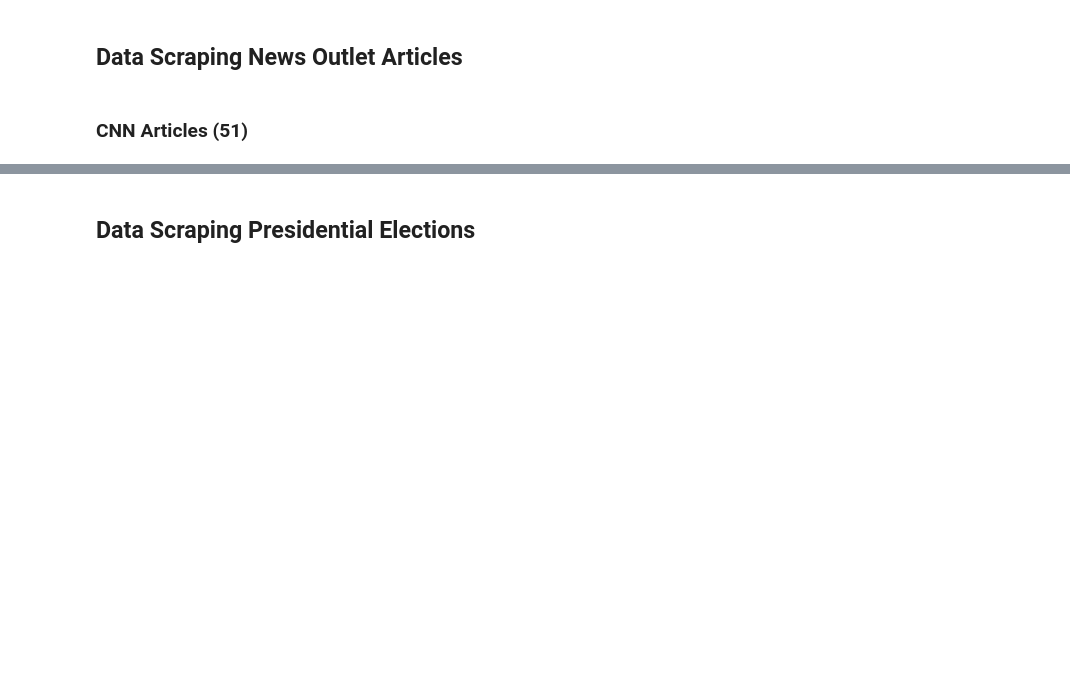
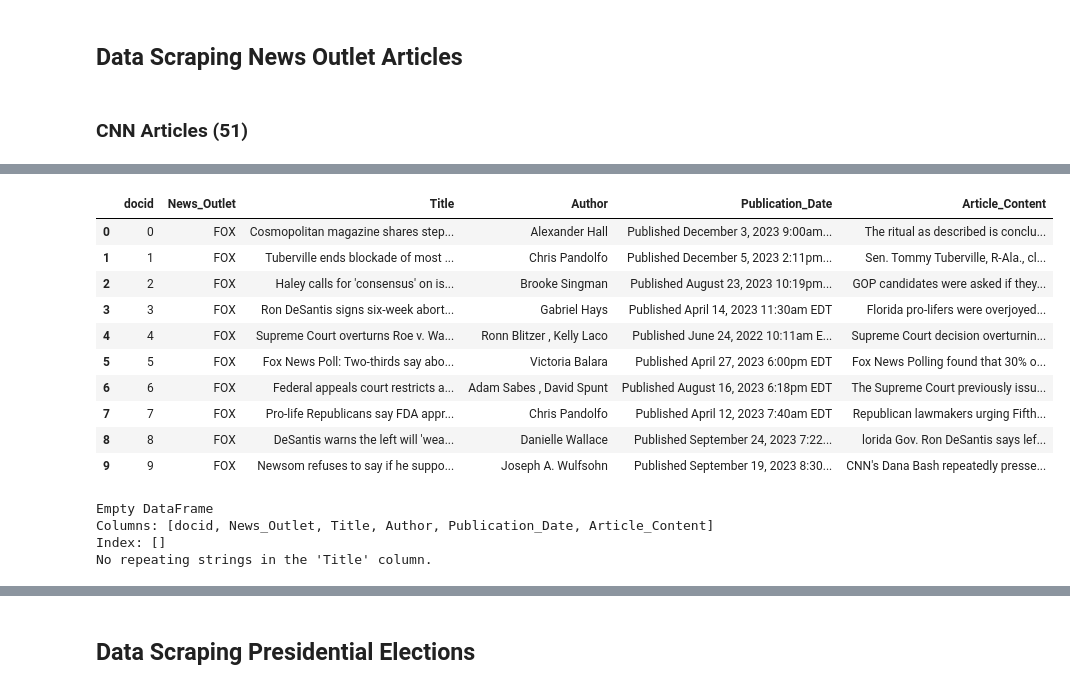
Before and after one commit to stephychen1/info3350-final, a Jupyter notebook: project.ipynb, the cells around one changed output, grey strips where cells are left out. Saved outputs shown, nothing was run; the diff lists cells and outputs as text; code cells hidden in the pictures; blank space fills up the shorter version.

```diff
--- a/project.ipynb
+++ b/project.ipynb
@@ -265,0 +288,41 @@ cnn_data_frame.head(5)
+# %%
+fox_data_frame = read_txt_to_dataframe('FOX.txt')
+
+# fox_data_frame = fox_data_frame.assign(docid= fox_data_frame.iloc[:, 0])
+
+fox_data_frame = fox_data_frame.reset_index()
+fox_data_frame = fox_data_frame.rename(columns={'index': 'docid'})
+
+
+fox_data_frame.head(10)
+# %% [output]
+|  | docid | News_Outlet | Title | Author | Publication_Date | Article_Content |
+| 0 | 0 | FOX | Cosmopolitan magazine shares step... | Alexander Hall | Published December 3, 2023 9:00am... | The ritual as described is conclu... |
+| 1 | 1 | FOX | Tuberville ends blockade of most ... | Chris Pandolfo | Published December 5, 2023 2:11pm... | Sen. Tommy Tuberville, R-Ala., cl... |
+| 2 | 2 | FOX | Haley calls for 'consensus' on is... | Brooke Singman | Published August 23, 2023 10:19pm... | GOP candidates were asked if they... |
+| 3 | 3 | FOX | Ron DeSantis signs six-week abort... | Gabriel Hays | Published April 14, 2023 11:30am EDT | Florida pro-lifers were overjoyed... |
+| 4 | 4 | FOX | Supreme Court overturns Roe v. Wa... | Ronn Blitzer , Kelly Laco | Published June 24, 2022 10:11am E... | Supreme Court decision overturnin... |
+| 5 | 5 | FOX | Fox News Poll: Two-thirds say abo... | Victoria Balara | Published April 27, 2023 6:00pm EDT | Fox News Polling found that 30% o... |
+| 6 | 6 | FOX | Federal appeals court restricts a... | Adam Sabes , David Spunt | Published August 16, 2023 6:18pm EDT | The Supreme Court previously issu... |
+| 7 | 7 | FOX | Pro-life Republicans say FDA appr... | Chris Pandolfo | Published April 12, 2023 7:40am EDT | Republican lawmakers urging Fifth... |
+| 8 | 8 | FOX | DeSantis warns the left will 'wea... | Danielle Wallace | Published September 24, 2023 7:22... | lorida Gov. Ron DeSantis says lef... |
+| 9 | 9 | FOX | Newsom refuses to say if he suppo... | Joseph A. Wulfsohn | Published September 19, 2023 8:30... | CNN's Dana Bash repeatedly presse... |
+# %%
+import pandas as pd
+
+# Check for repeating strings in the 'Title' column
+repeating_values = fox_data_frame['Title'].duplicated()
+
+# Print the rows with repeating values in the 'Title' column
+print(fox_data_frame[repeating_values])
+
+# Check if there are any repeating values in the 'Title' column
+if repeating_values.any():
+    print("There are repeating strings in the 'Title' column.")
+else:
+    print("No repeating strings in the 'Title' column.")
+# %% [output]
+Empty DataFrame
+Columns: [docid, News_Outlet, Title, Author, Publication_Date, Article_Content]
+Index: []
+No repeating strings in the 'Title' column.
```
Also changed, not shown: parts of 8 cells of this notebook, 3 other files.
